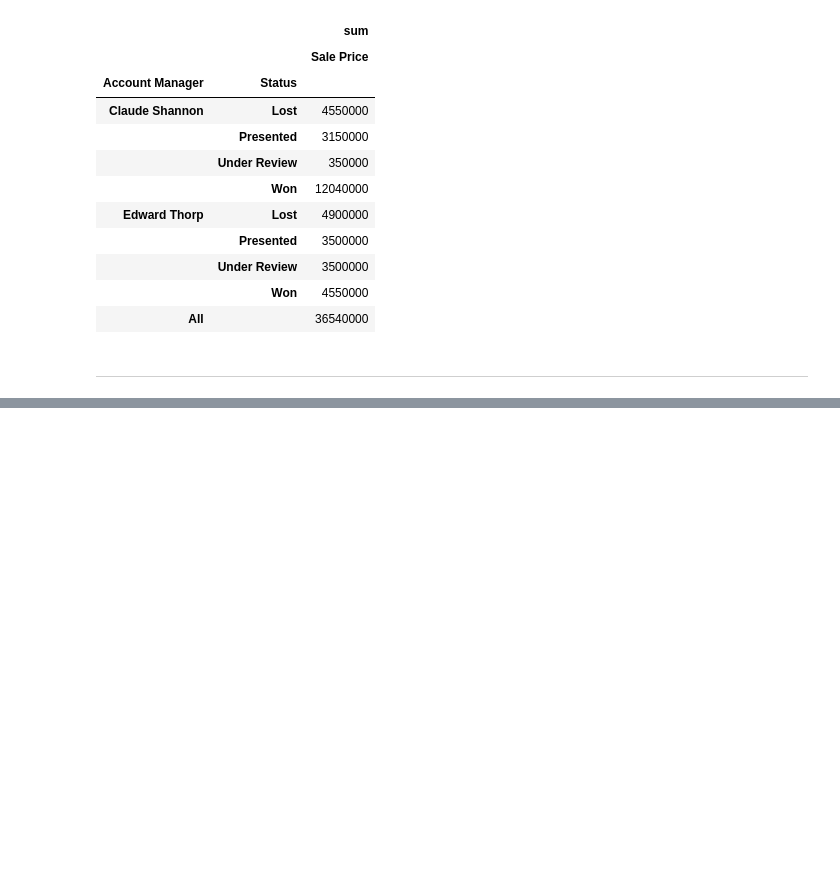
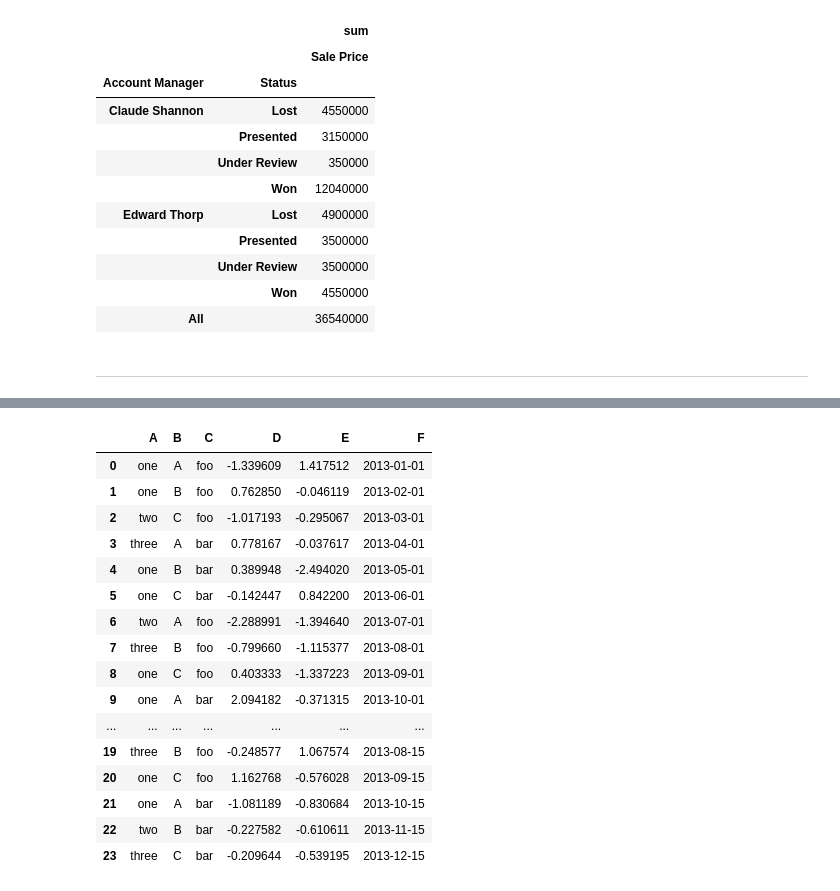
Before and after one commit to UnlimitedV/Learning_ML, a Jupyter notebook: pandas/10-Pivot-Tables.ipynb, the cells around one changed output, grey strips where cells are left out. Cells and saved outputs as stored; diff of their text form; code cells hidden in the pictures; blank space fills up the shorter version.

```diff
--- a/pandas/10-Pivot-Tables.ipynb
+++ b/pandas/10-Pivot-Tables.ipynb
@@ -361,0 +463,33 @@ pd.pivot_table(df,index=["Account Manager","Status"],values=["Sale Price"],
+# %%
+import datetime
+
+df = pd.DataFrame(
+    {
+        "A": ["one", "one", "two", "three"] * 6,
+        "B": ["A", "B", "C"] * 8,
+        "C": ["foo", "foo", "foo", "bar", "bar", "bar"] * 4,
+        "D": np.random.randn(24),
+        "E": np.random.randn(24),
+        "F": [datetime.datetime(2013, i, 1) for i in range(1, 13)]
+        + [datetime.datetime(2013, i, 15) for i in range(1, 13)],
+    }
+)
+df
+# %% [output]
+|  | A | B | C | D | E | F |
+| 0 | one | A | foo | -1.339609 | 1.417512 | 2013-01-01 |
+| 1 | one | B | foo | 0.762850 | -0.046119 | 2013-02-01 |
+| 2 | two | C | foo | -1.017193 | -0.295067 | 2013-03-01 |
+| 3 | three | A | bar | 0.778167 | -0.037617 | 2013-04-01 |
+| 4 | one | B | bar | 0.389948 | -2.494020 | 2013-05-01 |
+| 5 | one | C | bar | -0.142447 | 0.842200 | 2013-06-01 |
+| 6 | two | A | foo | -2.288991 | -1.394640 | 2013-07-01 |
+| 7 | three | B | foo | -0.799660 | -1.115377 | 2013-08-01 |
+| 8 | one | C | foo | 0.403333 | -1.337223 | 2013-09-01 |
+| 9 | one | A | bar | 2.094182 | -0.371315 | 2013-10-01 |
+| ... | ... | ... | ... | ... | ... | ... |
+| 19 | three | B | foo | -0.248577 | 1.067574 | 2013-08-15 |
+| 20 | one | C | foo | 1.162768 | -0.576028 | 2013-09-15 |
+| 21 | one | A | bar | -1.081189 | -0.830684 | 2013-10-15 |
+| 22 | two | B | bar | -0.227582 | -0.610611 | 2013-11-15 |
+| 23 | three | C | bar | -0.209644 | -0.539195 | 2013-12-15 |
```
Also changed, not shown: parts of 10 cells of this notebook.
